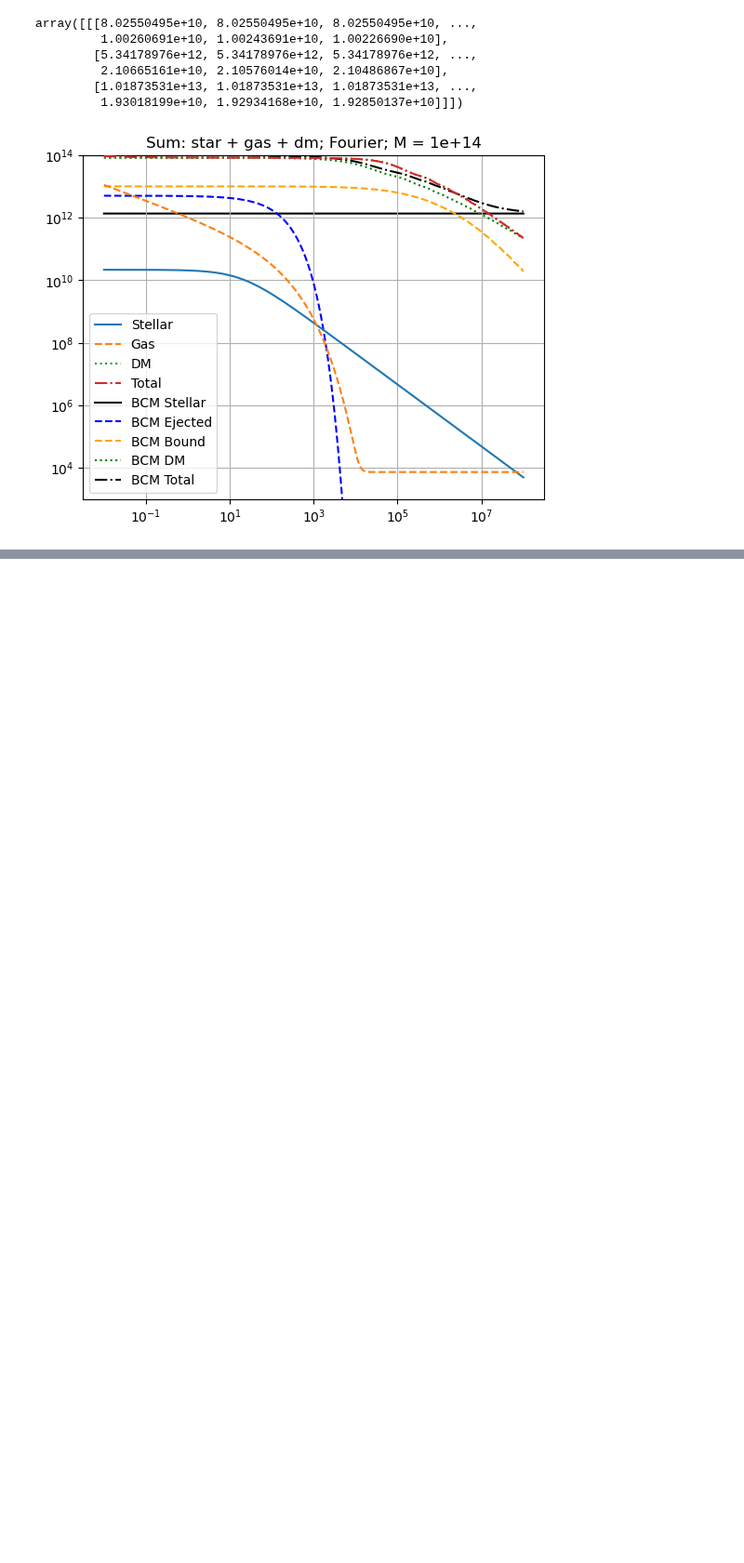
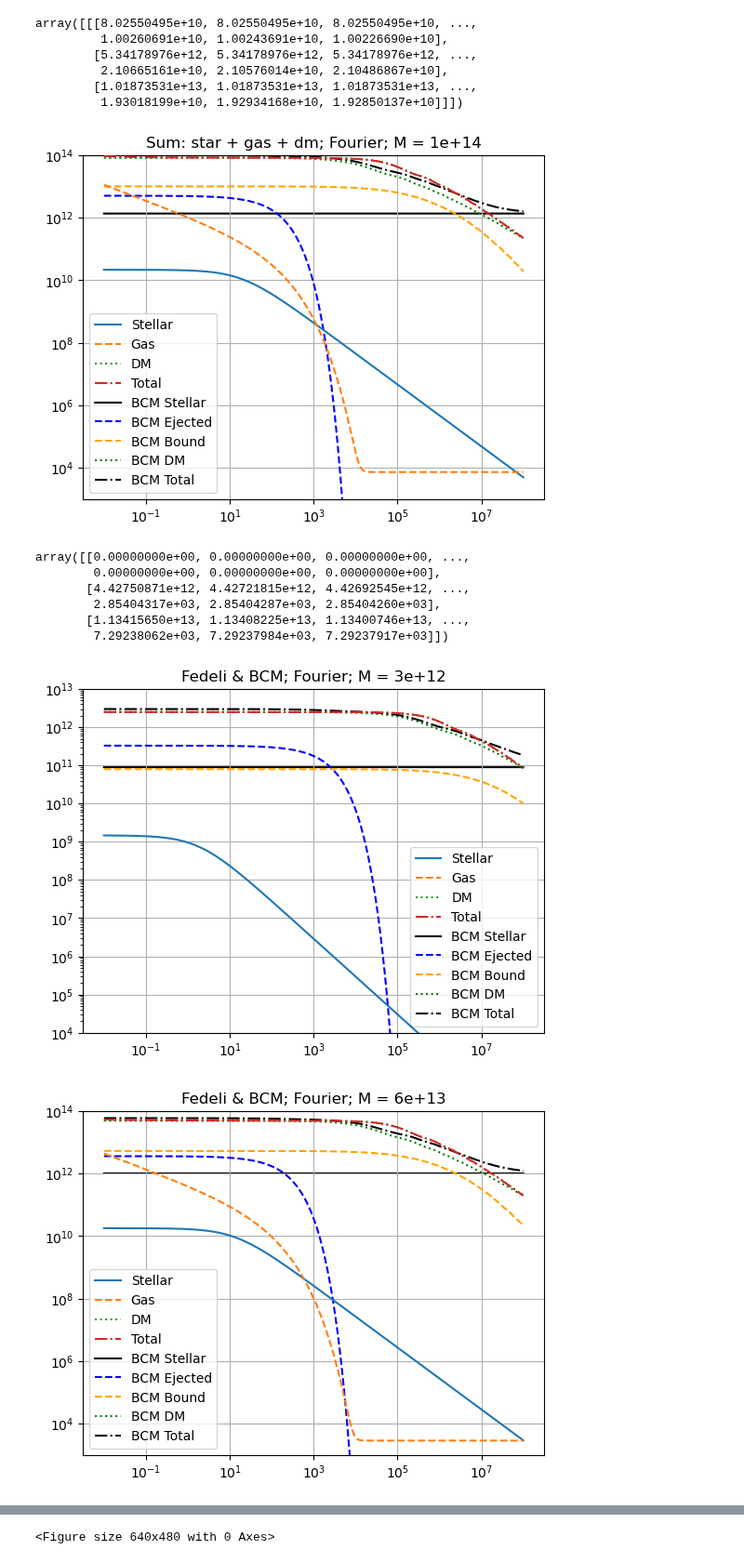
Before and after one commit to Catherine-Lambe/Oxford-Internship-Practices, a Jupyter notebook: Fedeli_2014/Fedeli_model_implement1_080824.ipynb, the cells around one changed output, grey strips where cells are left out. Shown at 93% size. Cells and saved outputs as stored; diff of their text form; code cells hidden in the pictures; blank space fills up the shorter version.

```diff
--- a/Fedeli_2014/Fedeli_model_implement1_080824.ipynb
+++ b/Fedeli_2014/Fedeli_model_implement1_080824.ipynb
@@ -649,25 +649,37 @@ plt.yscale('log')
 plt.title(f'Sum: star + gas + dm; Fourier; M = {trial_M[i]:.1g}');
 # %% [output]
 [figure]
+# %%
+trial_gas_fourier
+# %% [output]
+array([[0.00000000e+00, 0.00000000e+00, 0.00000000e+00, ...,
+        0.00000000e+00, 0.00000000e+00, 0.00000000e+00],
+       [4.42750871e+12, 4.42721815e+12, 4.42692545e+12, ...,
+        2.85404317e+03, 2.85404287e+03, 2.85404260e+03],
+       [1.13415650e+13, 1.13408225e+13, 1.13400746e+13, ...,
+        7.29238062e+03, 7.29237984e+03, 7.29237917e+03]])
 # %%
 colours = ['tab:blue', 'tab:orange', 'tab:green', 'tab:red'] #['r', 'g', 'b', 'k']
 ylim_plot = []
 for i, mass in enumerate(trial_M):
     plt.plot(trial_r, trial_stel_fourier[i], '-', color=colours[0], zorder=6, label='Stellar');
     plt.plot(trial_r, trial_gas_fourier[i], '--', color=colours[1], zorder=7, label='Gas');
     plt.plot(trial_r, trial_dm_fourier[i], ':', color=colours[2], label='DM', zorder=8);
     plt.plot(trial_r, trial_sum_fourier[i], '-.', color=colours[3], zorder=9, label='Total');
 
     plt.plot(trial_r, stel_fourier[i], 'k-', zorder=1, label='BCM Stellar');
     plt.plot(trial_r, ej_fourier[i], 'b--', zorder=2, label='BCM Ejected');
     plt.plot(trial_r, bd_fourier[0,i], '--', color='orange', zorder=3, label='BCM Bound');
     plt.plot(trial_r, cdm_fourier[i], 'g:', zorder=4, label='BCM DM');
     plt.plot(trial_r, bcm_fourier[i], 'k-.', zorder=5, label='BCM Total');
     plt.legend(loc='best')
     plt.grid(True)
-    ylim_upper, ylim_lower = 1*10**(13+i), 1*10**(3-i)
-    plt.ylim(ylim_lower, ylim_upper)
+    ylim_upper, ylim_lower = 1*10**(13+i), [1E4, 1E3, 1E3]
+    plt.ylim(ylim_lower[i], ylim_upper)
     plt.xscale('log')
     plt.yscale('log')
-    plt.title(f'Sum: star + gas + dm; Fourier; M = {mass:.1g}');
-    plt.figure()
+    plt.title(f'Fedeli & BCM; Fourier; M = {mass:.1g}');
+    plt.figure();
+# %% [output]
+[figure, added]
+[figure, added]
@@ -673,0 +687 @@ for i, mass in enumerate(trial_M):
+<Figure size 640x480 with 0 Axes>
```
Also changed, not shown: parts of 5 cells of this notebook.
